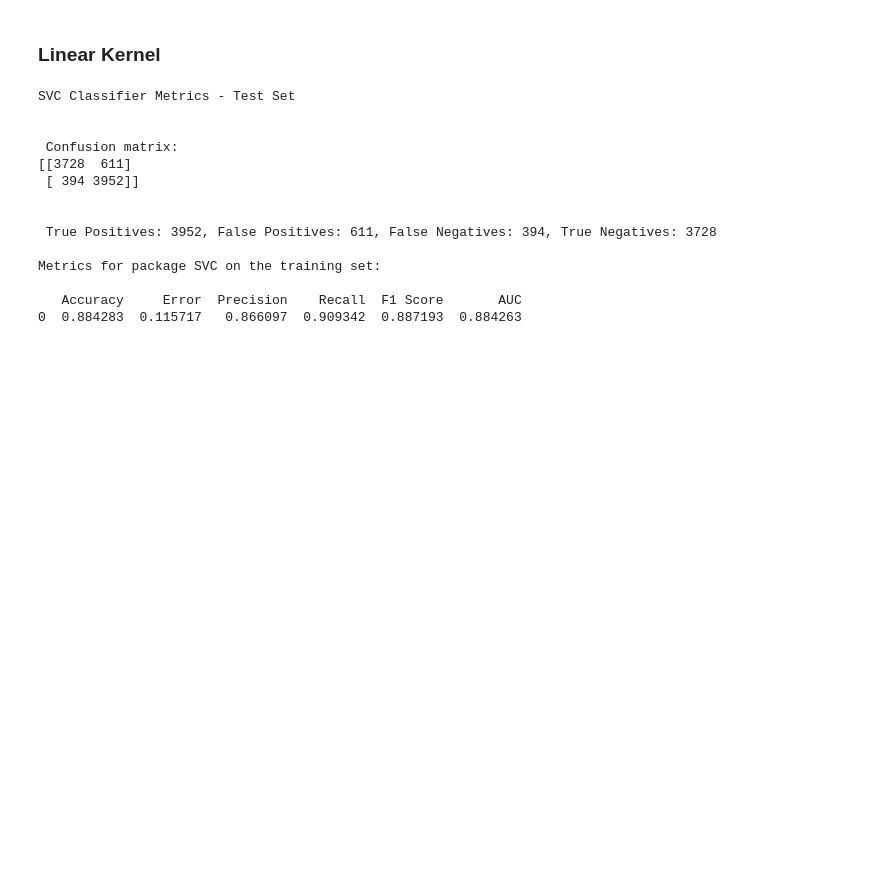
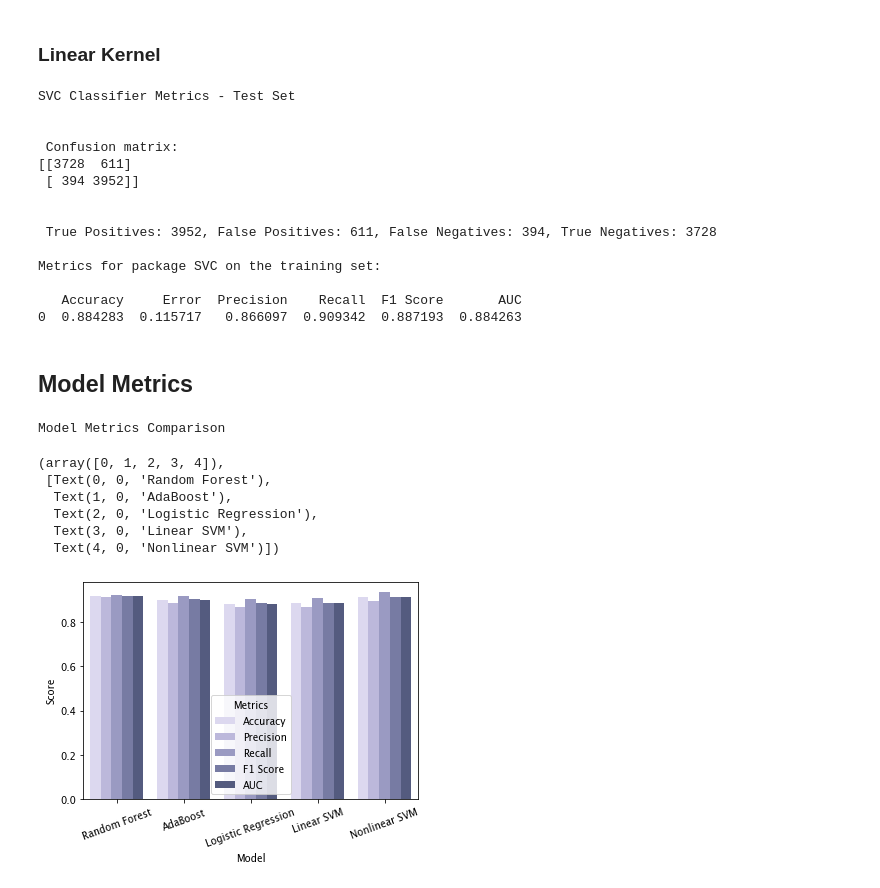
Before and after one commit to sumanasithalam/Top-Charts-Song-Classification, a Jupyter notebook: SongsAnalysis.ipynb, the cells around one changed output. Drawn from its saved outputs; the diff is of its cells as text; code cells hidden in the pictures; blank space fills up the shorter version.

Commit message:
add model metrics graph comparison

```diff
--- a/SongsAnalysis.ipynb
+++ b/SongsAnalysis.ipynb
@@ -701,7 +701,7 @@ metrics.set_index('Threshold')
 # %% [markdown]
 ### Nonlinear Kernel
 # %%
-svc_cl = run_nonensemble_classifiers('SVC')
+n_svc_cl = run_nonensemble_classifiers('SVC')
 # %% [output]
 SVC Classifier Metrics - Test Set
 
@@ -720,7 +720,7 @@ Metrics for package SVC on the training set:
 # %% [markdown]
 ### Linear Kernel
 # %%
-svc_cl = run_nonensemble_classifiers('SVC', kernel='linear')
+l_svc_cl = run_nonensemble_classifiers('SVC', kernel='linear')
 # %% [output]
 SVC Classifier Metrics - Test Set
 
@@ -736,3 +736,35 @@ Metrics for package SVC on the training set:
 
    Accuracy     Error  Precision    Recall  F1 Score       AUC
 0  0.884283  0.115717   0.866097  0.909342  0.887193  0.884263
+# %% [markdown]
+## Model Metrics
+# %%
+trained_classifiers = {
+    'Random Forest' : rfc,
+    'AdaBoost' : fit_classifier('AdaBoost', x_train, y_train, num_estimators=41),
+    'Logistic Regression' : logr_clf,
+    'Linear SVM' : l_svc_cl,
+    'Nonlinear SVM' : n_svc_cl,
+}
+# %%
+print('Model Metrics Comparison')
+metrics = []
+for classifier in trained_classifiers.keys():
+    metrics.append([classifier, 'Accuracy', accuracy_score(y_pred = trained_classifiers[classifier].predict(x_test), y_true = y_test)])
+    metrics.append([classifier, 'Precision', precision_score(y_pred = trained_classifiers[classifier].predict(x_test), y_true = y_test)])
+    metrics.append([classifier, 'Recall', recall_score(y_pred = trained_classifiers[classifier].predict(x_test), y_true = y_test)])
+    metrics.append([classifier, 'F1 Score', f1_score(y_pred = trained_classifiers[classifier].predict(x_test), y_true = y_test)])
+    metrics.append([classifier, 'AUC', roc_auc_score(y_score = trained_classifiers[classifier].predict(x_test), y_true = y_test)])
+
+metrics_df = pd.DataFrame(metrics, columns = ['Model', 'Metrics', 'Score'])
+sns.barplot(x = metrics_df['Model'], y = metrics_df['Score'], hue = metrics_df['Metrics'], palette = 'ch:start=2.8,rot=.1,dark=.35')
+plt.xticks(rotation = 20)
+# %% [output]
+Model Metrics Comparison
+(array([0, 1, 2, 3, 4]),
+ [Text(0, 0, 'Random Forest'),
+  Text(1, 0, 'AdaBoost'),
+  Text(2, 0, 'Logistic Regression'),
+  Text(3, 0, 'Linear SVM'),
+  Text(4, 0, 'Nonlinear SVM')])
+[figure, added]
```
Also changed, not shown: parts of 4 cells of this notebook.
